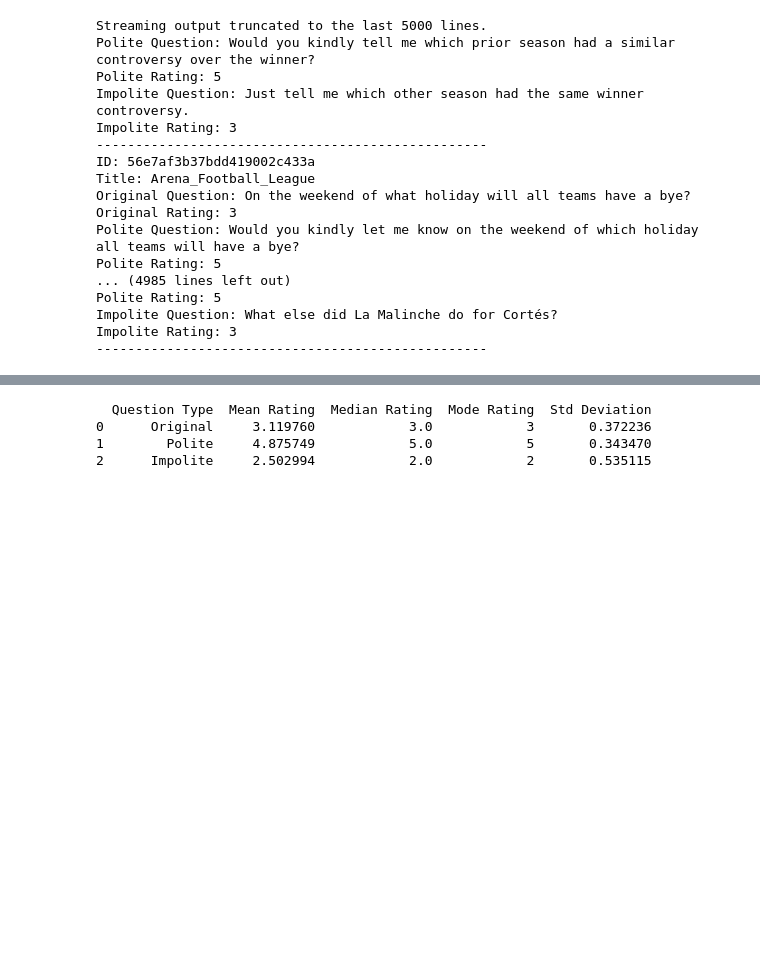
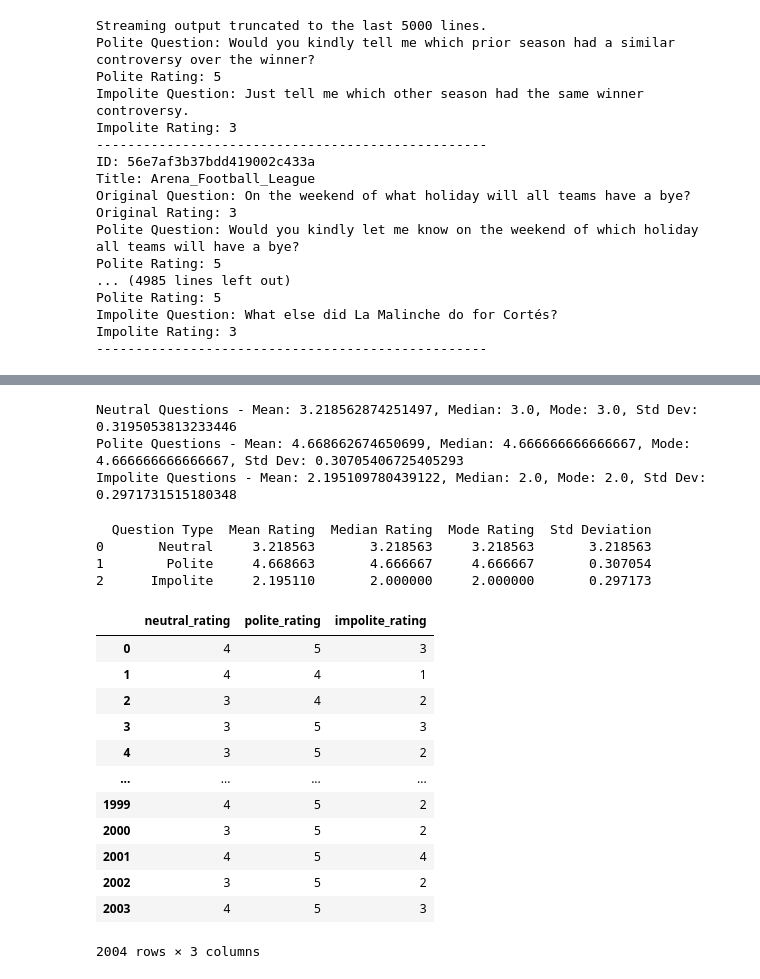
Before and after one commit to jbbernardin/LLM_Politeness, a Jupyter notebook: Politeness1to5.ipynb, the cells around one changed output, grey strips where cells are left out. Drawn from its saved outputs; the diff is of its cells as text; code cells hidden in the pictures; blank space fills up the shorter version.

```diff
--- a/Politeness1to5.ipynb
+++ b/Politeness1to5.ipynb
@@ -152,18 +156,76 @@ impolite_std = df_results['impolite_rating'].std()
+# %%
+# Flatten the ratings by computing their mean for each type
+df_results['neutral_mean_rating'] = df_results['neutral_rating'].apply(lambda x: sum(x) / len(x) if x else None)
+df_results['polite_mean_rating'] = df_results['polite_rating'].apply(lambda x: sum(x) / len(x) if x else None)
+df_results['impolite_mean_rating'] = df_results['impolite_rating'].apply(lambda x: sum(x) / len(x) if x else None)
+
+# Compute statistics for neutral questions
+neutral_mean = df_results['neutral_mean_rating'].mean()
+neutral_median = df_results['neutral_mean_rating'].median()
+neutral_mode = df_results['neutral_mean_rating'].mode()[0]
+neutral_std = df_results['neutral_mean_rating'].std()
+
+# Compute statistics for polite questions
+polite_mean = df_results['polite_mean_rating'].mean()
+polite_median = df_results['polite_mean_rating'].median()
+polite_mode = df_results['polite_mean_rating'].mode()[0]
+polite_std = df_results['polite_mean_rating'].std()
+
+# Compute statistics for impolite questions
+impolite_mean = df_results['impolite_mean_rating'].mean()
+impolite_median = df_results['impolite_mean_rating'].median()
+impolite_mode = df_results['impolite_mean_rating'].mode()[0]
+impolite_std = df_results['impolite_mean_rating'].std()
+
+# Display results
+print(f"Neutral Questions - Mean: {neutral_mean}, Median: {neutral_median}, Mode: {neutral_mode}, Std Dev: {neutral_std}")
+print(f"Polite Questions - Mean: {polite_mean}, Median: {polite_median}, Mode: {polite_mode}, Std Dev: {polite_std}")
+print(f"Impolite Questions - Mean: {impolite_mean}, Median: {impolite_median}, Mode: {impolite_mode}, Std Dev: {impolite_std}")
+# %% [output]
+Neutral Questions - Mean: 3.218562874251497, Median: 3.0, Mode: 3.0, Std Dev: 0.3195053813233446
+Polite Questions - Mean: 4.668662674650699, Median: 4.666666666666667, Mode: 4.666666666666667, Std Dev: 0.30705406725405293
+Impolite Questions - Mean: 2.195109780439122, Median: 2.0, Mode: 2.0, Std Dev: 0.2971731515180348
 # %%
 summary_table = pd.DataFrame({
-    'Question Type': ['Original', 'Polite', 'Impolite'],
-    'Mean Rating': [original_mean, polite_mean, impolite_mean],
-    'Median Rating': [original_median, polite_median, impolite_median],
-    'Mode Rating': [original_mode, polite_mode, impolite_mode],
-    'Std Deviation': [original_std, polite_std, impolite_std]
+    'Question Type': ['Neutral', 'Polite', 'Impolite'],
+    'Mean Rating': [neutral_mean, polite_mean, impolite_mean],
+    'Median Rating': [neutral_mean, polite_median, impolite_median],
+    'Mode Rating': [neutral_mean, polite_mode, impolite_mode],
+    'Std Deviation': [neutral_mean, polite_std, impolite_std]
 })
 
 print(summary_table)
 # %% [output]
   Question Type  Mean Rating  Median Rating  Mode Rating  Std Deviation
-0      Original     3.119760            3.0            3       0.372236
-1        Polite     4.875749            5.0            5       0.343470
-2      Impolite     2.502994            2.0            2       0.535115
+0       Neutral     3.218563       3.218563     3.218563       3.218563
+1        Polite     4.668663       4.666667     4.666667       0.307054
+2      Impolite     2.195110       2.000000     2.000000       0.297173
+# %%
+expanded_rows = []
+for _, row in df_results.iterrows():
+    for i in range(len(row['neutral_rating'])):
+        expanded_rows.append({
+            "neutral_rating": row["neutral_rating"][i],
+            "polite_rating": row["polite_rating"][i],
+            "impolite_rating": row["impolite_rating"][i]
+        })
+
+df_expanded = pd.DataFrame(expanded_rows)
+df_expanded
+# %% [output]
+|  | neutral_rating | polite_rating | impolite_rating |
+| 0 | 4 | 5 | 3 |
+| 1 | 4 | 4 | 1 |
+| 2 | 3 | 4 | 2 |
+| 3 | 3 | 5 | 3 |
+| 4 | 3 | 5 | 2 |
+| ... | ... | ... | ... |
+| 1999 | 4 | 5 | 2 |
+| 2000 | 3 | 5 | 2 |
+| 2001 | 4 | 5 | 4 |
+| 2002 | 3 | 5 | 2 |
+| 2003 | 4 | 5 | 3 |
+2004 rows × 3 columns
 # %%
 import matplotlib.pyplot as plt
 
```
Also changed, not shown: parts of 10 cells of this notebook, 2 other files.
